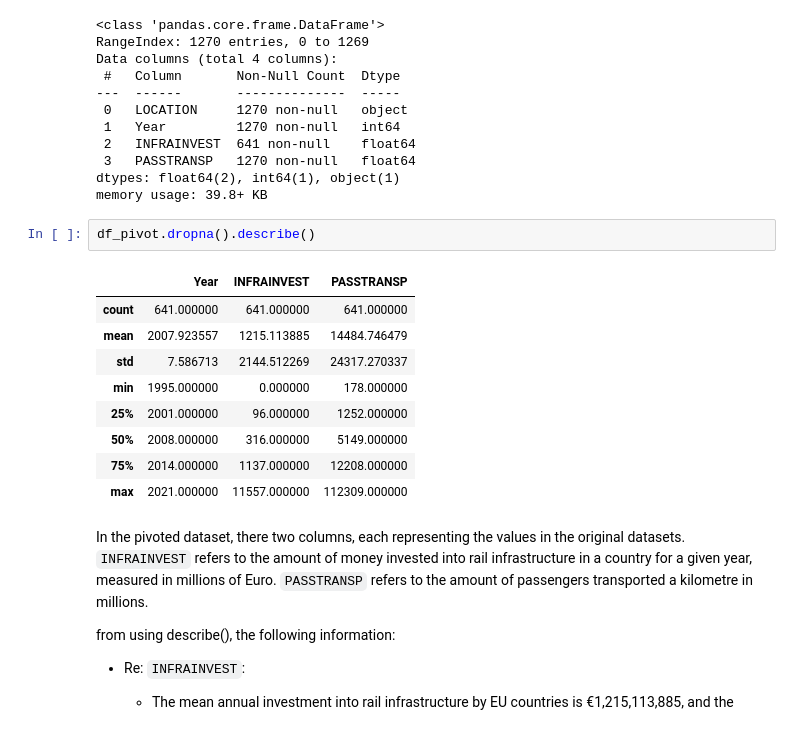
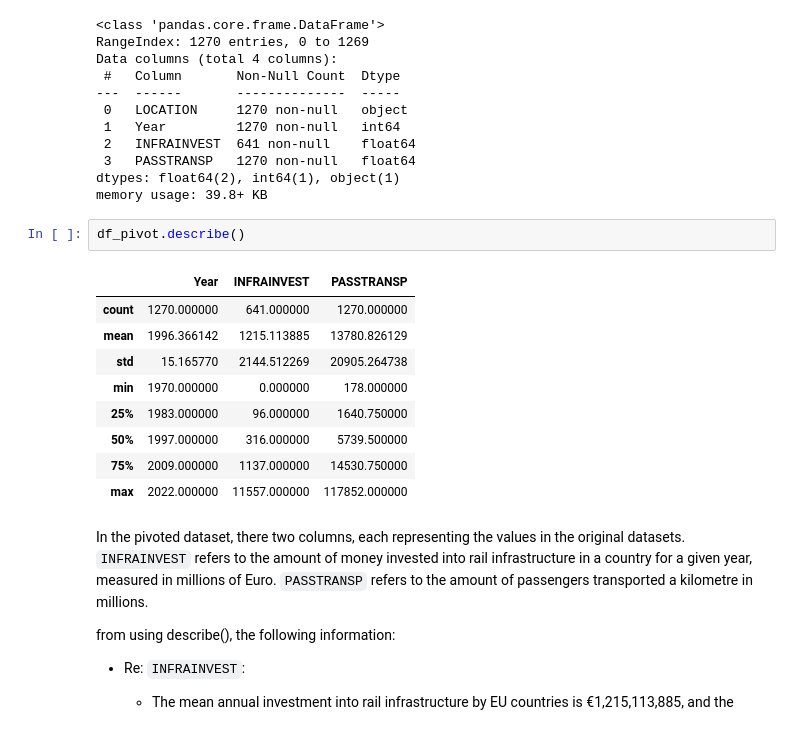
Before and after one commit to EmmaMcC1802/CA2, a Jupyter notebook: Codebook2_Stats_ML.ipynb, the cells around one changed output. Drawn from its saved outputs; the diff is of its cells as text.

```diff
--- a/Codebook2_Stats_ML.ipynb
+++ b/Codebook2_Stats_ML.ipynb
@@ -140,17 +183,17 @@ Data columns (total 4 columns):
 dtypes: float64(2), int64(1), object(1)
 memory usage: 39.8+ KB
 # %%
-df_pivot.dropna().describe()
+df_pivot.describe()
 # %% [output]
 |  | Year | INFRAINVEST | PASSTRANSP |
-| count | 641.000000 | 641.000000 | 641.000000 |
-| mean | 2007.923557 | 1215.113885 | 14484.746479 |
-| std | 7.586713 | 2144.512269 | 24317.270337 |
-| min | 1995.000000 | 0.000000 | 178.000000 |
-| 25% | 2001.000000 | 96.000000 | 1252.000000 |
-| 50% | 2008.000000 | 316.000000 | 5149.000000 |
-| 75% | 2014.000000 | 1137.000000 | 12208.000000 |
-| max | 2021.000000 | 11557.000000 | 112309.000000 |
+| count | 1270.000000 | 641.000000 | 1270.000000 |
+| mean | 1996.366142 | 1215.113885 | 13780.826129 |
+| std | 15.165770 | 2144.512269 | 20905.264738 |
+| min | 1970.000000 | 0.000000 | 178.000000 |
+| 25% | 1983.000000 | 96.000000 | 1640.750000 |
+| 50% | 1997.000000 | 316.000000 | 5739.500000 |
+| 75% | 2009.000000 | 1137.000000 | 14530.750000 |
+| max | 2022.000000 | 11557.000000 | 117852.000000 |
 # %% [markdown]
 In the pivoted dataset, there two columns, each representing the values in the original datasets.
 `INFRAINVEST` refers to the amount of money invested into rail infrastructure in a country for a given year, measured in millions of Euro.
```
Also changed, not shown: parts of 39 cells of this notebook, 5 other files.
